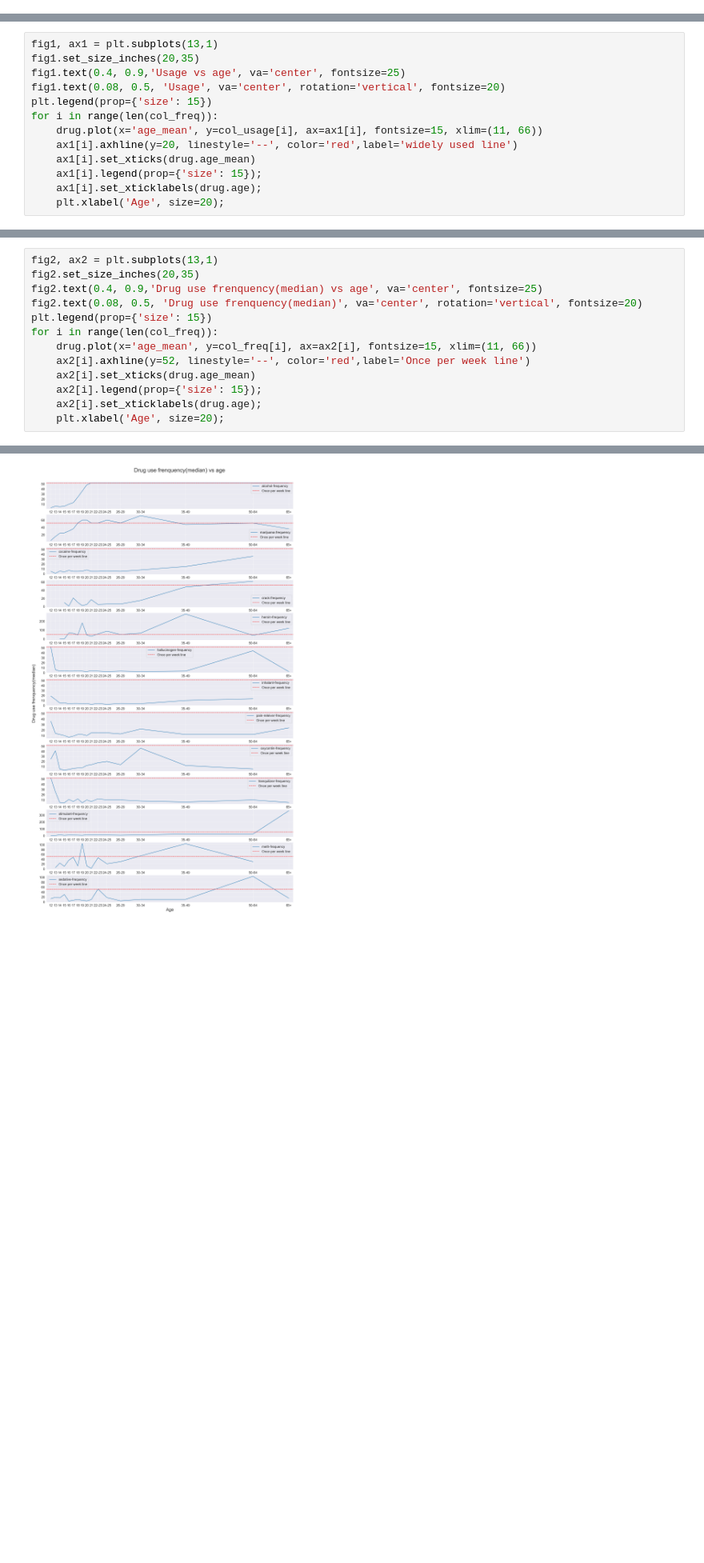
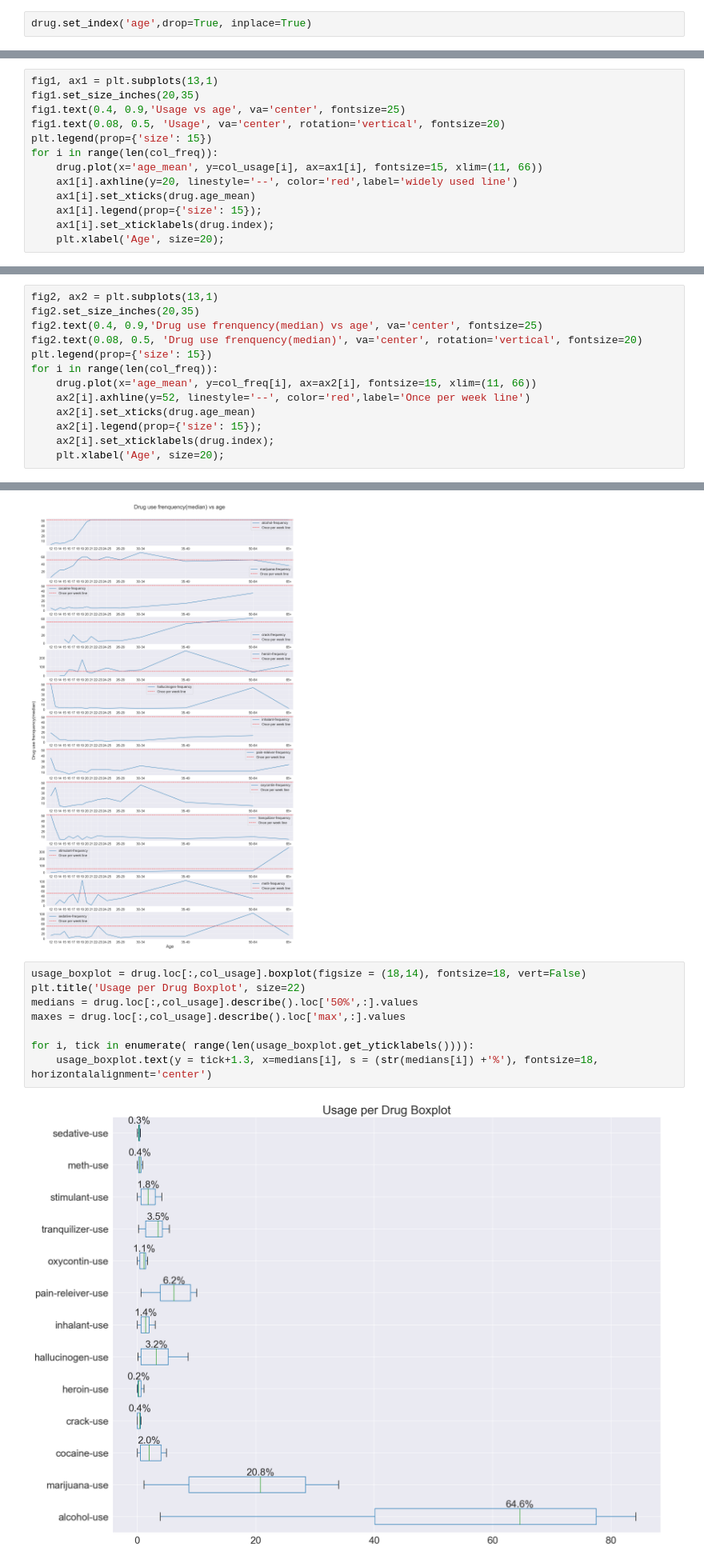
Before and after one commit to Miaowshroom/project2, a Jupyter notebook: project-02-v2-starter-code.ipynb, the cells around one changed output, grey strips where cells are left out. Shown at 80% size. Cells and saved outputs as stored; diff of their text form; blank space fills up the shorter version.

```diff
--- a/project-02-v2-starter-code.ipynb
+++ b/project-02-v2-starter-code.ipynb
@@ -796,0 +775,2 @@ drug
+# %%
+drug.set_index('age',drop=True, inplace=True)
@@ -820,7 +808,7 @@ for i in range(len(col_freq)):
     ax1[i].axhline(y=20, linestyle='--', color='red',label='widely used line')
     ax1[i].set_xticks(drug.age_mean)
     ax1[i].legend(prop={'size': 15});
-    ax1[i].set_xticklabels(drug.age);
+    ax1[i].set_xticklabels(drug.index);
     plt.xlabel('Age', size=20);
 # %% [output]
 No handles with labels found to put in legend.
@@ -836,8 +824,18 @@ for i in range(len(col_freq)):
     ax2[i].axhline(y=52, linestyle='--', color='red',label='Once per week line')
     ax2[i].set_xticks(drug.age_mean)
     ax2[i].legend(prop={'size': 15});
-    ax2[i].set_xticklabels(drug.age);
+    ax2[i].set_xticklabels(drug.index);
     plt.xlabel('Age', size=20);
 # %% [output]
 No handles with labels found to put in legend.
 [figure]
+# %%
+usage_boxplot = drug.loc[:,col_usage].boxplot(figsize = (18,14), fontsize=18, vert=False)
+plt.title('Usage per Drug Boxplot', size=22)
+medians = drug.loc[:,col_usage].describe().loc['50%',:].values
+maxes = drug.loc[:,col_usage].describe().loc['max',:].values
+
+for i, tick in enumerate( range(len(usage_boxplot.get_yticklabels()))):
+    usage_boxplot.text(y = tick+1.3, x=medians[i], s = (str(medians[i]) +'%'), fontsize=18, horizontalalignment='center')
+# %% [output]
+[figure, added]
```
Also changed, not shown: parts of 14 cells of this notebook, 1 other file.
